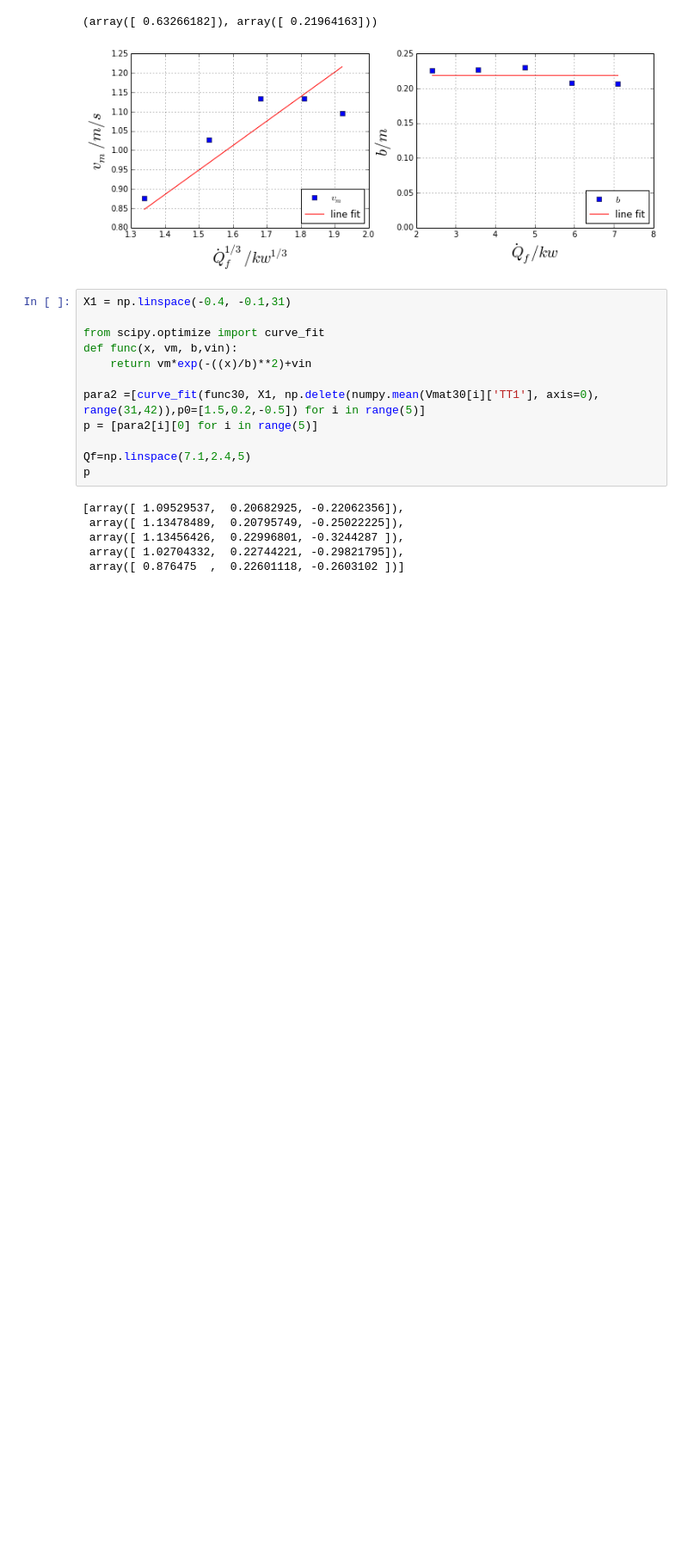
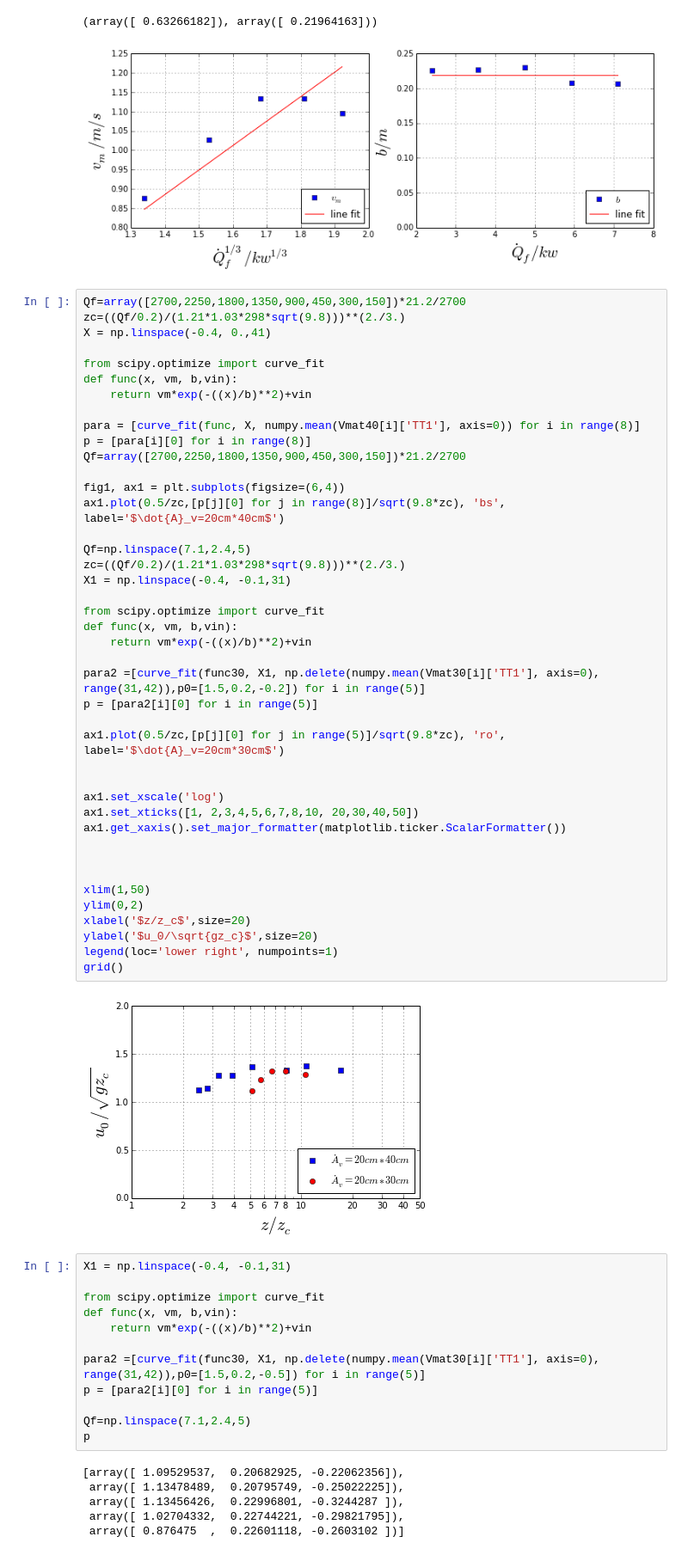
Before and after one commit to cooperhe/2D_CVC, a Jupyter notebook: vent_flow_profile_plume_cal.ipynb, the cells around one changed output. Shown: that part at 86% size. Cells and saved outputs as stored; diff of their text form; blank space fills up the shorter version.

```diff
--- a/vent_flow_profile_plume_cal.ipynb
+++ b/vent_flow_profile_plume_cal.ipynb
@@ -304,6 +349,50 @@ p3,p4
 # %% [output]
 (array([ 0.63266182]), array([ 0.21964163]))
 [figure]
+# %%
+Qf=array([2700,2250,1800,1350,900,450,300,150])*21.2/2700
+zc=((Qf/0.2)/(1.21*1.03*298*sqrt(9.8)))**(2./3.)
+X = np.linspace(-0.4, 0.,41)
+
+from scipy.optimize import curve_fit
+def func(x, vm, b,vin):
+    return vm*exp(-((x)/b)**2)+vin
+
+para = [curve_fit(func, X, numpy.mean(Vmat40[i]['TT1'], axis=0)) for i in range(8)]
+p = [para[i][0] for i in range(8)]
+Qf=array([2700,2250,1800,1350,900,450,300,150])*21.2/2700
+
+fig1, ax1 = plt.subplots(figsize=(6,4))
+ax1.plot(0.5/zc,[p[j][0] for j in range(8)]/sqrt(9.8*zc), 'bs', label='$\dot{A}_v=20cm*40cm$')
+
+Qf=np.linspace(7.1,2.4,5)
+zc=((Qf/0.2)/(1.21*1.03*298*sqrt(9.8)))**(2./3.)
+X1 = np.linspace(-0.4, -0.1,31)
+
+from scipy.optimize import curve_fit
+def func(x, vm, b,vin):
+    return vm*exp(-((x)/b)**2)+vin
+
+para2 =[curve_fit(func30, X1, np.delete(numpy.mean(Vmat30[i]['TT1'], axis=0), range(31,42)),p0=[1.5,0.2,-0.2]) for i in range(5)]
+p = [para2[i][0] for i in range(5)]
+
+ax1.plot(0.5/zc,[p[j][0] for j in range(5)]/sqrt(9.8*zc), 'ro', label='$\dot{A}_v=20cm*30cm$')
+
+
+ax1.set_xscale('log')
+ax1.set_xticks([1, 2,3,4,5,6,7,8,10, 20,30,40,50])
+ax1.get_xaxis().set_major_formatter(matplotlib.ticker.ScalarFormatter())
+
+
+
+xlim(1,50)
+ylim(0,2)
+xlabel('$z/z_c$',size=20)
+ylabel('$u_0/\sqrt{gz_c}$',size=20)
+legend(loc='lower right', numpoints=1)
+grid()
+# %% [output]
+[figure, added]
 # %%
 X1 = np.linspace(-0.4, -0.1,31)
 
```
Also changed, not shown: parts of 4 cells of this notebook, 5 other files.
